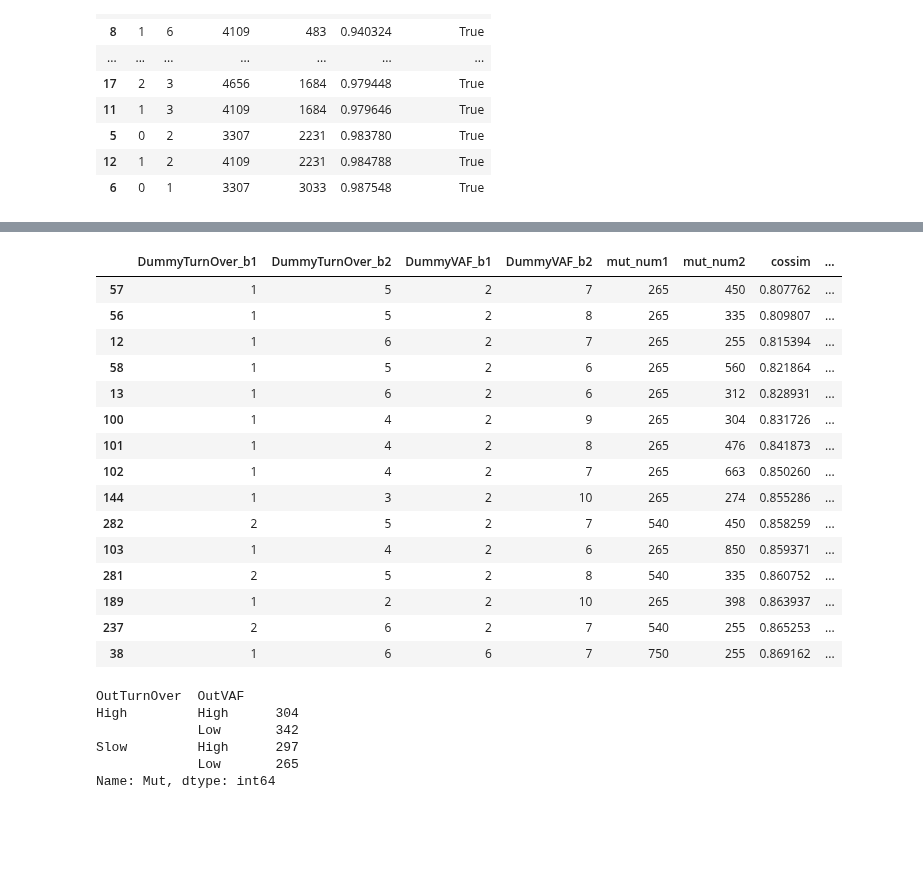
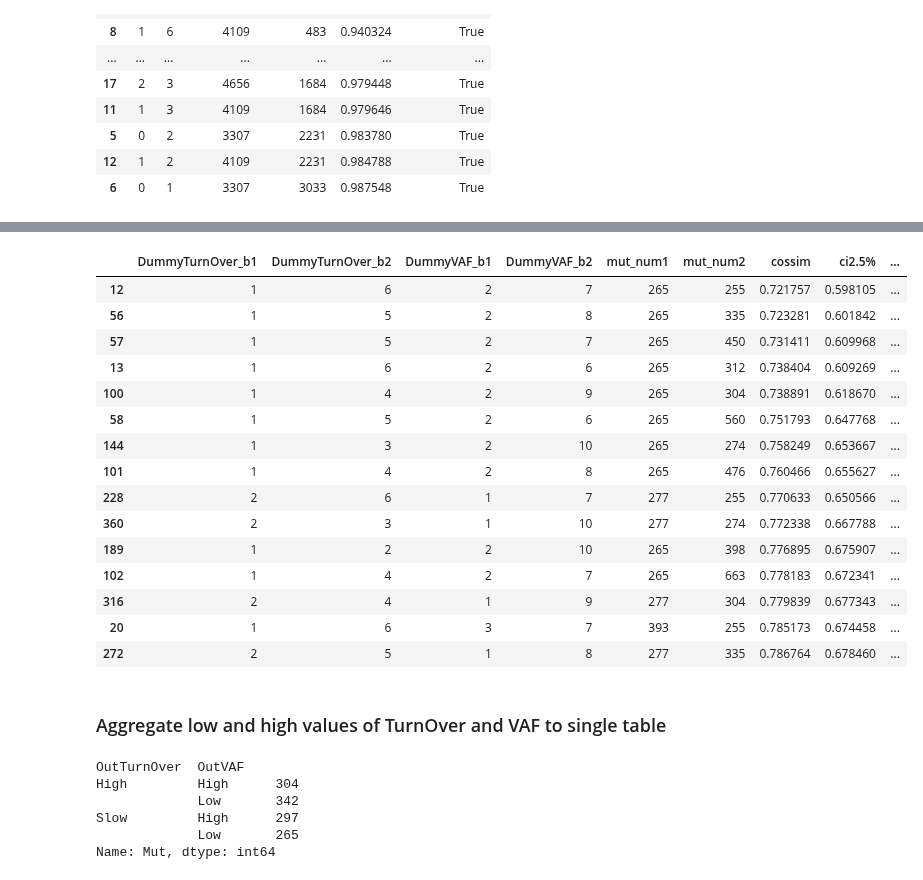
Before and after one commit to mitoclub/mtdnaMutSpecOfCancers, a Jupyter notebook: notebooks/mutspec.ipynb, the cells around one changed output, grey strips where cells are left out. Saved outputs shown, nothing was run; the diff lists cells and outputs as text; code cells hidden in the pictures; blank space fills up the shorter version.

```diff
--- a/notebooks/mutspec.ipynb
+++ b/notebooks/mutspec.ipynb
@@ -394,3 +378,15 @@ cossim = 0.937
 mut1 count = 1305
 mut2 count = 5035
 cossim = 0.976
+# %%
+# Low TurnOver VS High TurnOver
+
+mut1 = MutExDloop[(MutExDloop.DummyTurnOver == 1)]
+mut2 = MutExDloop[(MutExDloop.DummyTurnOver == 6)]
+cs, confint = cossimExDloopSign(mut1, mut2)
+print(f"mut1 count = {mut1.shape[0]}\nmut2 count = {mut2.shape[0]}\ncossim = {cs:.3f}\nconfint = {confint}\n")
+
+mut1 = MutExDloop[(MutExDloop.DummyTurnOver == 1)]
+mut2 = MutExDloop[(MutExDloop.DummyTurnOver > 1)]
+cs, confint = cossimExDloopSign(mut1, mut2)
+print(f"mut1 count = {mut1.shape[0]}\nmut2 count = {mut2.shape[0]}\ncossim = {cs:.3f}\nconfint = {confint}")
@@ -595,23 +633,25 @@ _.head()
 # %%
-pair = splitting_machine3d("DummyTurnOver", "DummyVAF")
+pair = splitting_machine3d("DummyTurnOver", "DummyVAF", fp_table="../data/processed/DummyTurnOver&DummyVAF_bounds.csv")
 pair[pair.enough_muts].head(15)
 # %% [output]
-|  | DummyTurnOver_b1 | DummyTurnOver_b2 | DummyVAF_b1 | DummyVAF_b2 | mut_num1 | mut_num2 | cossim | ... |
-| 57 | 1 | 5 | 2 | 7 | 265 | 450 | 0.807762 | ... |
-| 56 | 1 | 5 | 2 | 8 | 265 | 335 | 0.809807 | ... |
-| 12 | 1 | 6 | 2 | 7 | 265 | 255 | 0.815394 | ... |
-| 58 | 1 | 5 | 2 | 6 | 265 | 560 | 0.821864 | ... |
-| 13 | 1 | 6 | 2 | 6 | 265 | 312 | 0.828931 | ... |
-| 100 | 1 | 4 | 2 | 9 | 265 | 304 | 0.831726 | ... |
-| 101 | 1 | 4 | 2 | 8 | 265 | 476 | 0.841873 | ... |
-| 102 | 1 | 4 | 2 | 7 | 265 | 663 | 0.850260 | ... |
-| 144 | 1 | 3 | 2 | 10 | 265 | 274 | 0.855286 | ... |
-| 282 | 2 | 5 | 2 | 7 | 540 | 450 | 0.858259 | ... |
-| 103 | 1 | 4 | 2 | 6 | 265 | 850 | 0.859371 | ... |
-| 281 | 2 | 5 | 2 | 8 | 540 | 335 | 0.860752 | ... |
-| 189 | 1 | 2 | 2 | 10 | 265 | 398 | 0.863937 | ... |
-| 237 | 2 | 6 | 2 | 7 | 540 | 255 | 0.865253 | ... |
-| 38 | 1 | 6 | 6 | 7 | 750 | 255 | 0.869162 | ... |
+|  | DummyTurnOver_b1 | DummyTurnOver_b2 | DummyVAF_b1 | DummyVAF_b2 | mut_num1 | mut_num2 | cossim | ci2.5% | ... |
+| 12 | 1 | 6 | 2 | 7 | 265 | 255 | 0.721757 | 0.598105 | ... |
+| 56 | 1 | 5 | 2 | 8 | 265 | 335 | 0.723281 | 0.601842 | ... |
+| 57 | 1 | 5 | 2 | 7 | 265 | 450 | 0.731411 | 0.609968 | ... |
+| 13 | 1 | 6 | 2 | 6 | 265 | 312 | 0.738404 | 0.609269 | ... |
+| 100 | 1 | 4 | 2 | 9 | 265 | 304 | 0.738891 | 0.618670 | ... |
+| 58 | 1 | 5 | 2 | 6 | 265 | 560 | 0.751793 | 0.647768 | ... |
+| 144 | 1 | 3 | 2 | 10 | 265 | 274 | 0.758249 | 0.653667 | ... |
+| 101 | 1 | 4 | 2 | 8 | 265 | 476 | 0.760466 | 0.655627 | ... |
+| 228 | 2 | 6 | 1 | 7 | 277 | 255 | 0.770633 | 0.650566 | ... |
+| 360 | 2 | 3 | 1 | 10 | 277 | 274 | 0.772338 | 0.667788 | ... |
+| 189 | 1 | 2 | 2 | 10 | 265 | 398 | 0.776895 | 0.675907 | ... |
+| 102 | 1 | 4 | 2 | 7 | 265 | 663 | 0.778183 | 0.672341 | ... |
+| 316 | 2 | 4 | 1 | 9 | 277 | 304 | 0.779839 | 0.677343 | ... |
+| 20 | 1 | 6 | 3 | 7 | 393 | 255 | 0.785173 | 0.674458 | ... |
+| 272 | 2 | 5 | 1 | 8 | 277 | 335 | 0.786764 | 0.678460 | ... |
+# %% [markdown]
+### Aggregate low and high values of TurnOver and VAF to single table
 # %%
 MutExDloop["OutTurnOver"] = None
 MutExDloop["OutVAF"] = None
```
Also changed, not shown: parts of 15 cells of this notebook, 3 other files.
